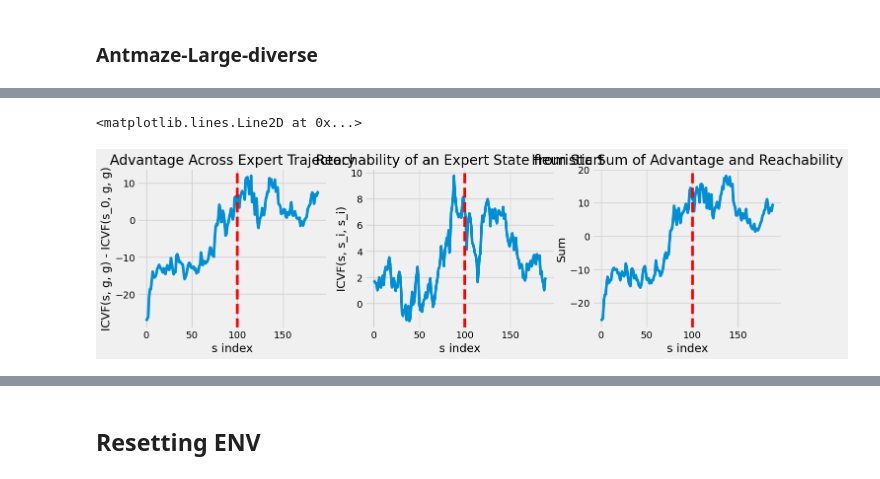
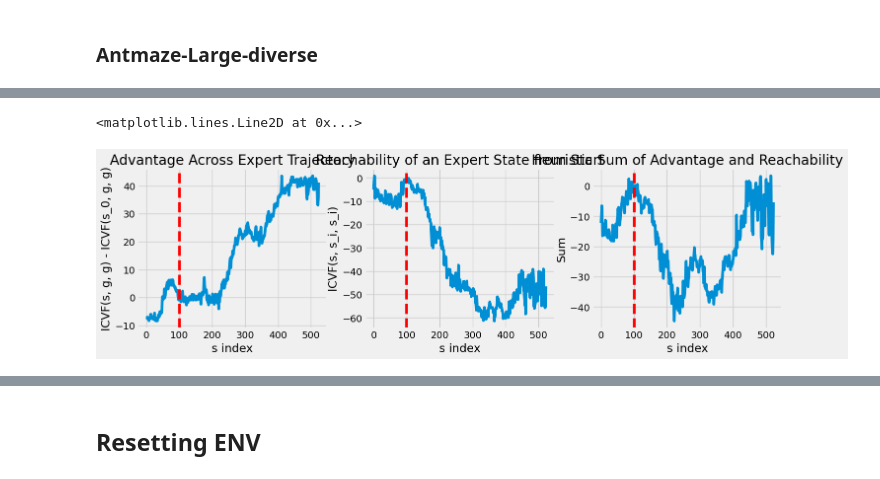
Before and after one commit to skylooop/AILOT, a Jupyter notebook: notebooks/D4RL_viz.ipynb, the cells around one changed output, grey strips where cells are left out. Saved outputs shown, nothing was run; the diff lists cells and outputs as text; code cells hidden in the pictures.

```diff
--- a/notebooks/D4RL_viz.ipynb
+++ b/notebooks/D4RL_viz.ipynb
@@ -145,9 +148,9 @@ Extra kwargs: {}
 %matplotlib inline
 
 fig, ax = plt.subplots(figsize=(7, 5))
-state_list = d4rl_ds['observations'][np.arange(start=3500, stop=3600)]
+state_list = expert_ds.dataset_dict['observations']
 SUBGOALS = state_list[[0, 25, 85, 99]]
-generate_maze_img(ax, fig, state_list=state_list)
+generate_maze_img(ax, fig, traj=state_list)
 
 plt.scatter(state_list[:, 0], state_list[:, 1], alpha=1, label='trajectory', color='orange')
 for i in range(SUBGOALS.shape[0]):
@@ -219,11 +203,12 @@ fig.tight_layout()
 
 fig, ax = plt.subplots(figsize=(7, 5))
 
-state_list = d4rl_ds['observations'][np.arange(start=1000, stop=1350)]
-generate_maze_img(ax, fig, state_list=state_list)
+state_list = expert_ds.dataset_dict['observations']
+generate_maze_img(ax, fig, traj=state_list, icvf_values='icvf')
 
-SUBGOALS = state_list[[0, 30, 85, 150, 189]]
+SUBGOALS = state_list[[50, 150, 250, 350, 450]]
 plt.scatter(state_list[:, 0], state_list[:, 1], alpha=1, label='trajectory', color='orange')
+plt.scatter(state_list[0, 0], state_list[0, 1], alpha=1, label='start', color='black')
 for i in range(SUBGOALS.shape[0]):
     plt.scatter(*SUBGOALS[i, :2], label="subgoal", edgecolors='black', alpha=1)
 
@@ -234,15 +218,0 @@ fig.tight_layout()
-# %%
-%matplotlib inline
-
-fig, ax = plt.subplots(figsize=(7, 5))
-
-state_list = d4rl_ds['observations'][np.arange(start=1000, stop=1350)]
-generate_maze_img(ax, fig, state_list=state_list)
-
-SUBGOALS = state_list[[0, 30, 85, 150, 189]]
-plt.scatter(state_list[:, 0], state_list[:, 1], alpha=1, label='trajectory', color='orange')
-for i in range(SUBGOALS.shape[0]):
-    plt.scatter(*SUBGOALS[i, :2], label="subgoal", edgecolors='black', alpha=1)
-
-plt.legend(loc='upper left', fontsize=10)
-fig.tight_layout()
@@ -251,6 +219,4 @@ fig.tight_layout()
 # %%
-state_list = d4rl_ds['observations'][np.arange(start=10000, stop=10190)]
-SUBGOALS = state_list[[0, 30, 85, 150, 189]]
 base_observation = jnp.tile(SUBGOALS[-1, :], (state_list.shape[0], 1))
 eval_ensemble_icvf_viz(icvf_model.value_learner.model, state_list, base_observation, base_observation).mean(0)
 # %% [output]
@@ -333,45 +310,44 @@ state_indxs = []
 avds  = []
 for i, state in enumerate(state_list):
     state_indxs.append(i)
-    avds.append(get_v_zz(icvf_model, state[None], SUBGOALS[-1][None]) +  get_v_zz(icvf_model, state_list[START_IDX][None], SUBGOALS[-1][None]))
+    avds.append(get_v_zz(icvf_model, SUBGOALS[-1][None], state[None]) -  get_v_zz(icvf_model, SUBGOALS[-1][None], state_list[START_IDX][None]))
 
 scale_adv = (np.array(avds) - avds[START_IDX]) / (avds[-1] - avds[START_IDX] + 1e-8)
 
 axs[0].plot(state_indxs, avds)
 axs[0].set_title('Advantage Across Expert Trajectory')
 axs[0].set_ylabel('ICVF(s, g, g) - ICVF(s_0, g, g)')
 axs[0].set_xlabel('s index')
 axs[0].axvline(x=START_IDX, color='r', linestyle='--')
 
 values  = []
 for i, state in enumerate(state_list):
-    values.append(get_v_zz(icvf_model, state_list[START_IDX][None], state[None]))
+    values.append(get_v_zz(icvf_model, state[None], state_list[START_IDX][None]))
 
 scale_values = (np.array(values) - values[START_IDX]) / (values[-1] - values[START_IDX] + 1e-8)
 
 axs[1].plot(state_indxs, values)
 axs[1].set_title('Reachability of an Expert State from Start')
 axs[1].set_ylabel('ICVF(s, s_i, s_i)')
 axs[1].set_xlabel('s index')
 axs[1].axvline(x=START_IDX, color='r', linestyle='--')
 
 a, b = 1, 1
 
-def h_test(adv, val):
-    scale_values = (np.array(val) - values[START_IDX]) / (values[-1] - values[START_IDX] + 1e-8)
-    # scale_adv = (np.array(adv) - np.min(avds)) / (np.max(avds) - np.min(avds) + 1e-8)
-    scale_adv = (np.array(adv) - avds[START_IDX]) / (avds[-1] - avds[START_IDX] + 1e-8)
-    return a*scale_adv * b*(1 - scale_values)
+# def h_test(adv, val):
+#     scale_values = (np.array(val) - values[START_IDX]) / (values[-1] - values[START_IDX] + 1e-8)
+#     # scale_adv = (np.array(adv) - np.min(avds)) / (np.max(avds) - np.min(avds) + 1e-8)
+#     scale_adv = (np.array(adv) - avds[START_IDX]) / (avds[-1] - avds[START_IDX] + 1e-8)
+#     return a*scale_adv * b*(1 - scale_values)
 
 heuristic  = [(a * adv) + (b * val) for adv, val in zip(avds, values)]
-# heuristic = [h_test(adv, val) for adv, val in zip(avds, values)]
 axs[2].plot(state_indxs, heuristic)
 axs[2].set_title('Heuristic Sum of Advantage and Reachability')
 axs[2].set_ylabel('Sum')
 axs[2].set_xlabel('s index')
 axs[2].axvline(x=START_IDX, color='r', linestyle='--')
 # %% [output]
 <matplotlib.lines.Line2D at 0x...>
-[figure, old version]
+[figure, new version]
 # %%
 import matplotlib.animation as animation
```
Also changed, not shown: parts of 57 cells of this notebook, 50 other files.
